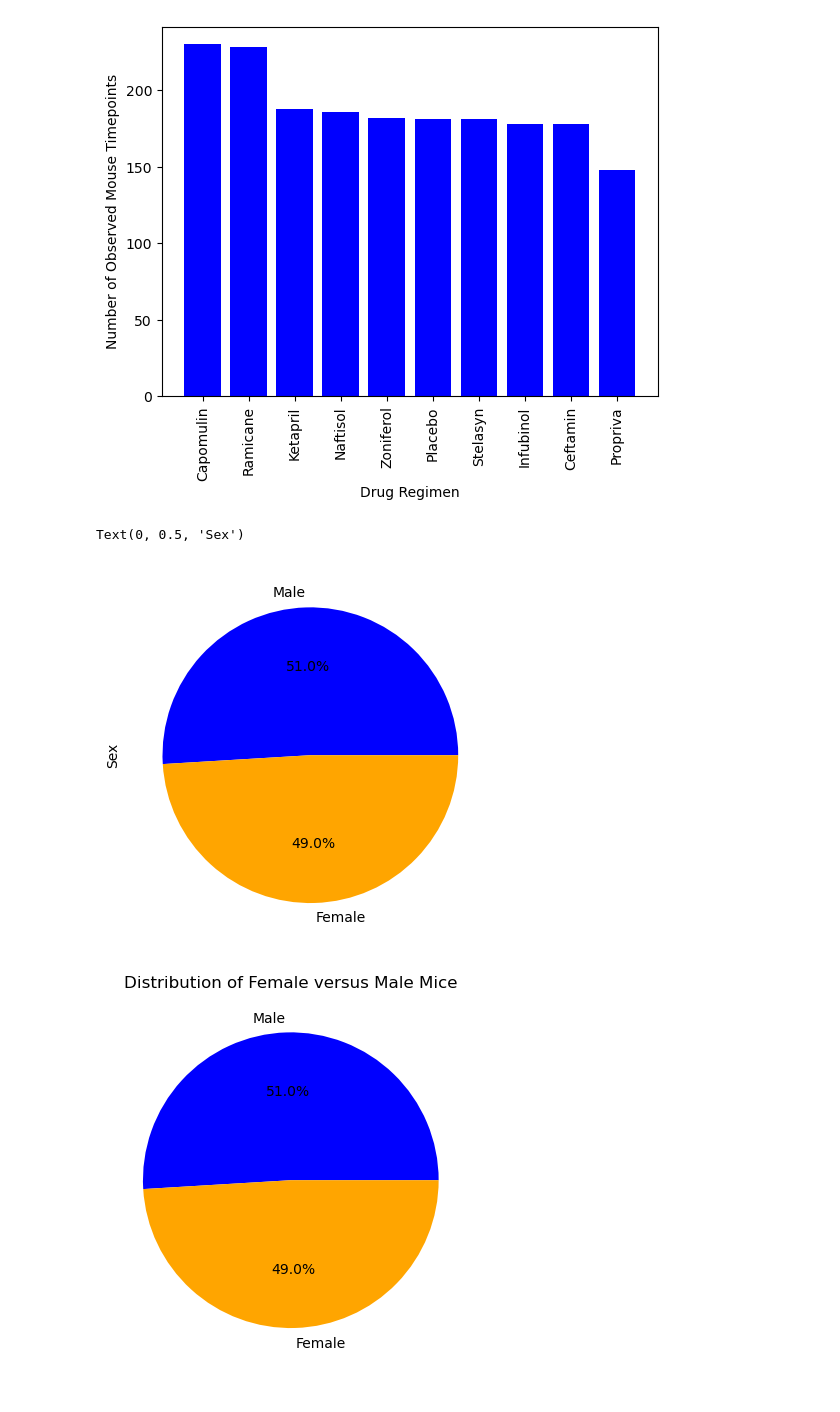
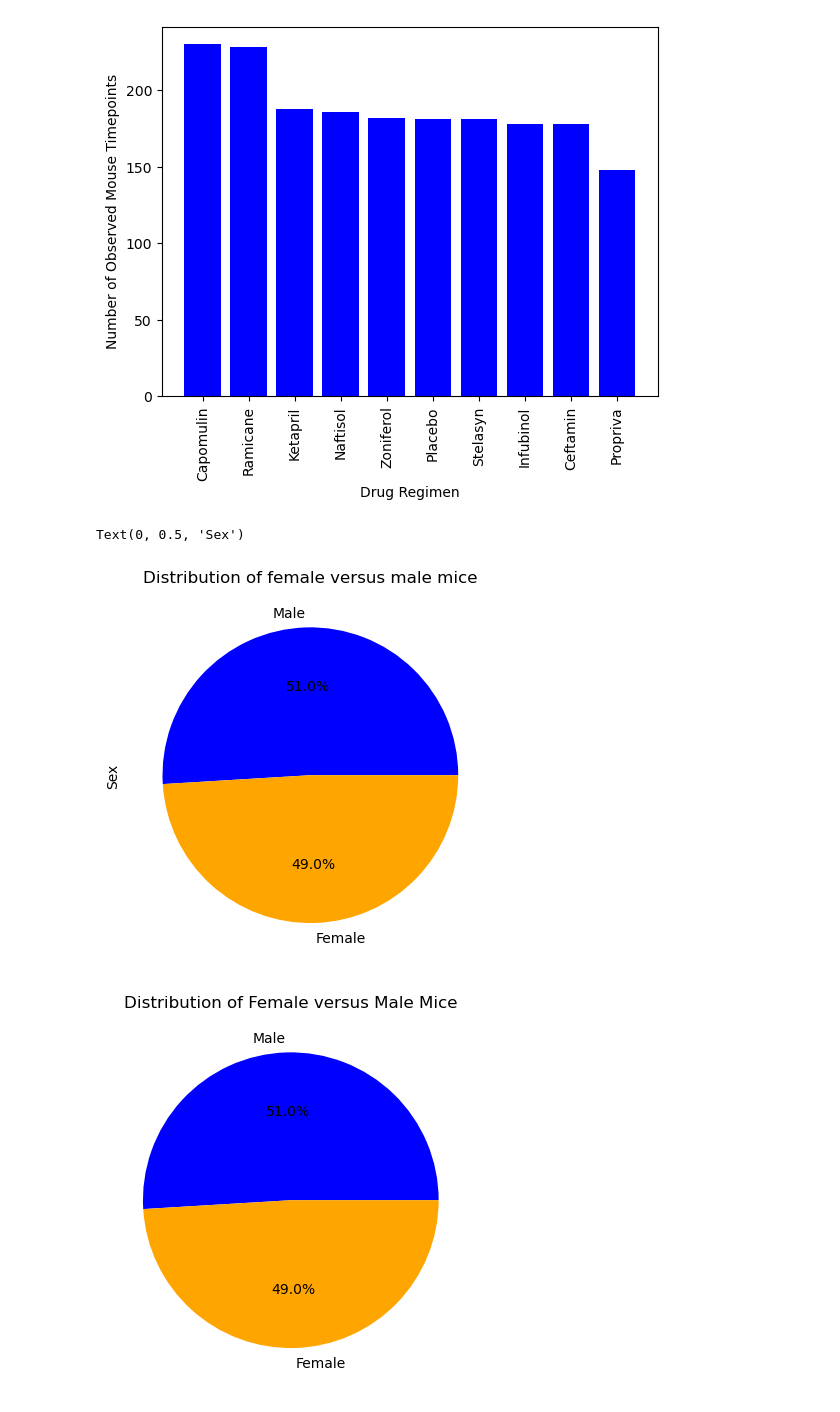
Before and after one commit to KevinDorado7/matplotlib-challenge, a Jupyter notebook: Pymaceuticals/pymaceuticals_starter.ipynb, the cells around one changed output. Cells and saved outputs as stored; diff of their text form; code cells hidden in the pictures.

Commit message:
fixed plots

```diff
--- a/Pymaceuticals/pymaceuticals_starter.ipynb
+++ b/Pymaceuticals/pymaceuticals_starter.ipynb
@@ -196,11 +196,11 @@ plt.show()
 # %%
 # Generate a pie plot showing the distribution of female versus male mice using Pandas
 mice_sex= clean_data_df["Sex"].value_counts()
-pie_chart=mice_sex.plot.pie(colors=["blue","orange"], autopct="%1.1f%%")
+pie_chart=mice_sex.plot.pie(colors=["blue","orange"], autopct="%1.1f%%", title="Distribution of female versus male mice")
 pie_chart.set_ylabel("Sex")
 # %% [output]
 Text(0, 0.5, 'Sex')
-[figure, old version]
+[figure, new version]
 # %%
 # Generate a pie plot showing the distribution of female versus male mice using pyplot
 mice_sex_distribution = clean_data_df['Sex'].value_counts()
```
